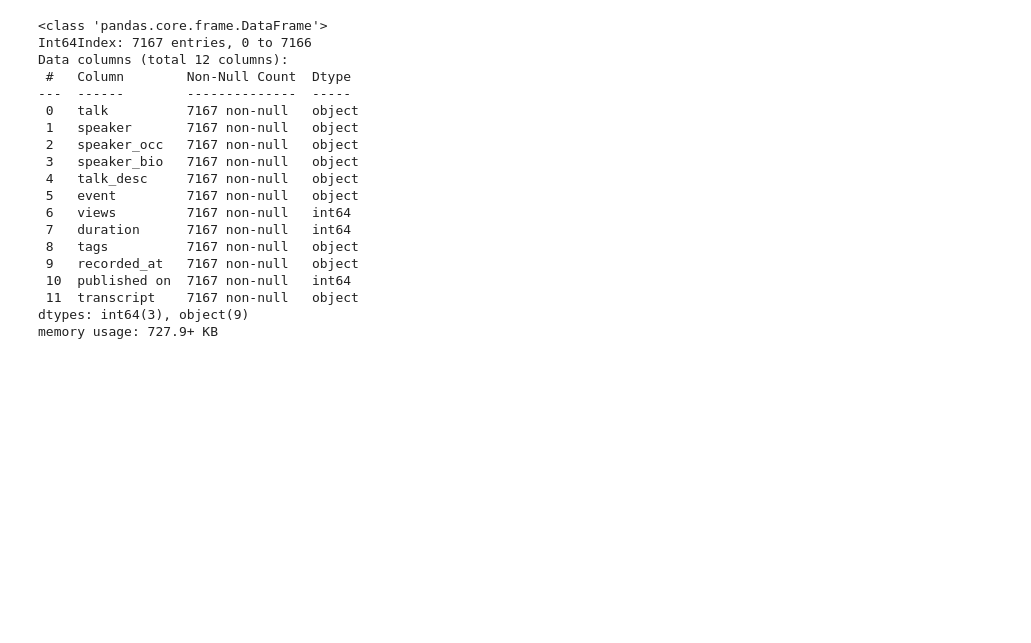
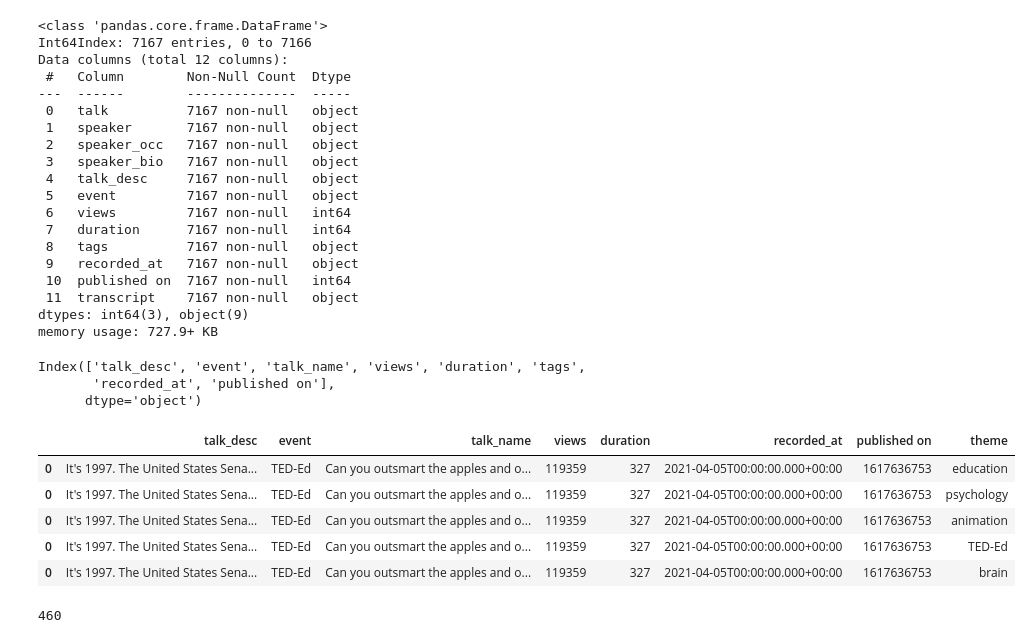
Before and after one commit to vaishakmk/TedTalk-Analysis, a Jupyter notebook: yasaswi.ipynb, the cells around one changed output. Saved outputs shown, nothing was run; the diff lists cells and outputs as text; code cells hidden in the pictures; blank space fills up the shorter version.

```diff
--- a/yasaswi.ipynb
+++ b/yasaswi.ipynb
@@ -299,3 +300,10 @@ Data columns (total 12 columns):
  11  transcript    7167 non-null   object
 dtypes: int64(3), object(9)
 memory usage: 727.9+ KB
+# %%
+df = pd.read_csv('/content/talk_data.csv')
+df.columns
+# %% [output]
+Index(['talk_desc', 'event', 'talk_name', 'views', 'duration', 'tags',
+       'recorded_at', 'published on'],
+      dtype='object')
@@ -301,0 +316,14 @@ memory usage: 727.9+ KB
+# %%
+theme_df = df.drop('tags', axis=1).join(s)
+theme_df.head()
+# %% [output]
+|  | talk_desc | event | talk_name | views | duration | recorded_at | published on | theme |
+| 0 | It's 1997. The United States Sena... | TED-Ed | Can you outsmart the apples and o... | 119359 | 327 | 2021-04-05T00:00:00.000+00:00 | 1617636753 | education |
+| 0 | It's 1997. The United States Sena... | TED-Ed | Can you outsmart the apples and o... | 119359 | 327 | 2021-04-05T00:00:00.000+00:00 | 1617636753 | psychology |
+| 0 | It's 1997. The United States Sena... | TED-Ed | Can you outsmart the apples and o... | 119359 | 327 | 2021-04-05T00:00:00.000+00:00 | 1617636753 | animation |
+| 0 | It's 1997. The United States Sena... | TED-Ed | Can you outsmart the apples and o... | 119359 | 327 | 2021-04-05T00:00:00.000+00:00 | 1617636753 | TED-Ed |
+| 0 | It's 1997. The United States Sena... | TED-Ed | Can you outsmart the apples and o... | 119359 | 327 | 2021-04-05T00:00:00.000+00:00 | 1617636753 | brain |
+# %%
+len(theme_df['theme'].value_counts())
+# %% [output]
+460
```
Also changed, not shown: parts of 7 cells of this notebook.
